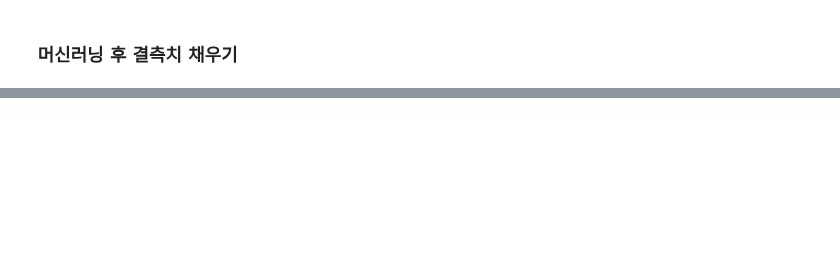
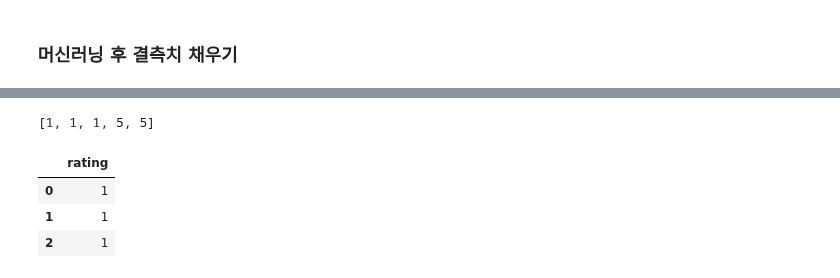
Before and after one commit to estskyway/project_data_analystics, a Jupyter notebook: codes/데이터 전처리/geosan_project_review_preprocess.ipynb, the cells around one changed output, grey strips where cells are left out. Drawn from its saved outputs; the diff is of its cells as text; code cells hidden in the pictures; blank space fills up the shorter version.

```diff
--- a/codes/데이터 전처리/geosan_project_review_preprocess.ipynb
+++ b/codes/데이터 전처리/geosan_project_review_preprocess.ipynb
@@ -507,2 +485,9 @@ Data columns (total 8 columns):
 dtypes: object(8)
 memory usage: 180.0+ KB
+# %%
+# 데이터 분류하기
+# NaN이 있는 데이터 추출
+df_null = df[df['stars'].isna()]
+
+# NaN이 없는 데이터 추출
+df_non_null = df[df['stars'].notna()]
@@ -508,0 +508,4 @@ memory usage: 180.0+ KB
+# %%
+df_non_null_stars = df_non_null['stars']
+stars_list = df_non_null_stars.tolist()
+stars_list[:10]
@@ -508,0 +523,20 @@ memory usage: 180.0+ KB
+# %%
+import re
+
+rating_list = list()
+for stars in stars_list:
+    numbers = re.findall(r'\d+', str(stars))  # 정규표현식을 사용하여 숫자만 추출
+    if numbers :
+        rating = int(numbers[-1])   # 추출된 숫자 중 마지막 요소인 문자열 형태의 숫자를 정수로 변환
+        rating_list.append(rating)
+rating_list[:5]
+# %% [output]
+[1, 1, 1, 5, 5]
+# %%
+df_non_null_rating = pd.DataFrame(data=rating_list, columns=['rating'])
+df_non_null_rating[:3]
+# %% [output]
+|  | rating |
+| 0 | 1 |
+| 1 | 1 |
+| 2 | 1 |
```
Also changed, not shown: parts of 44 cells of this notebook, 2 other files.
